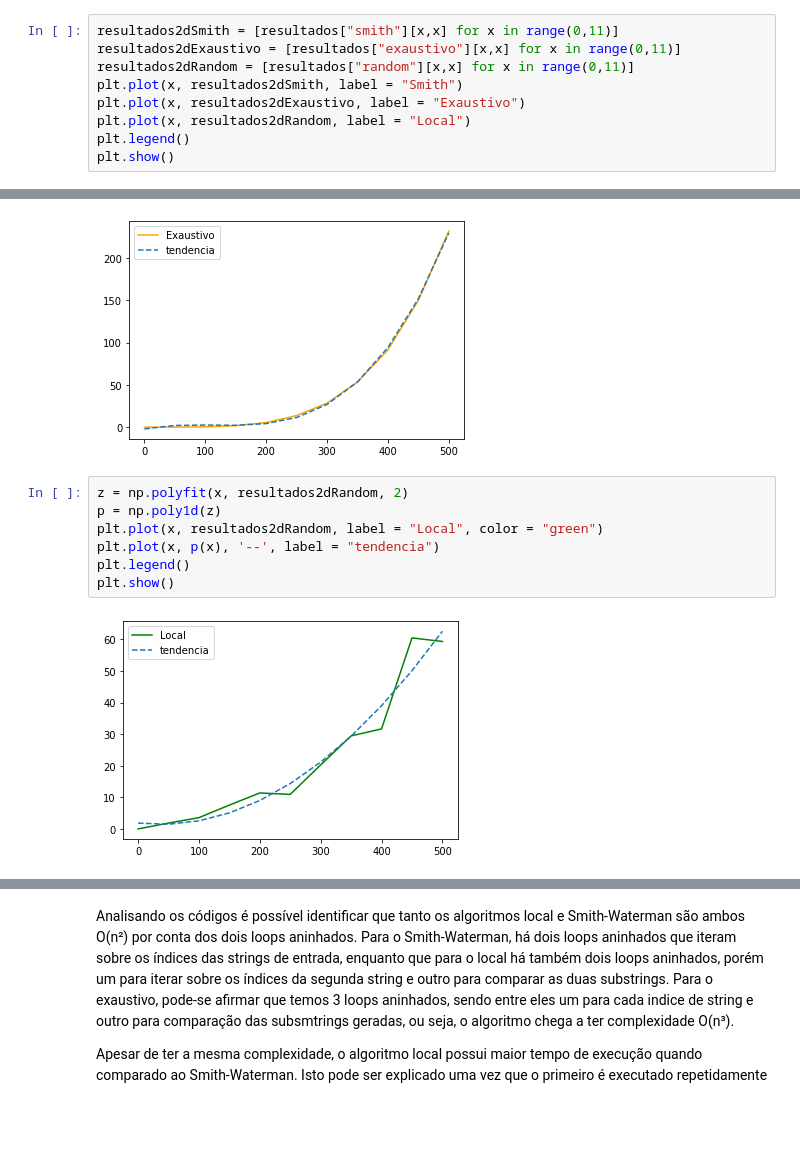
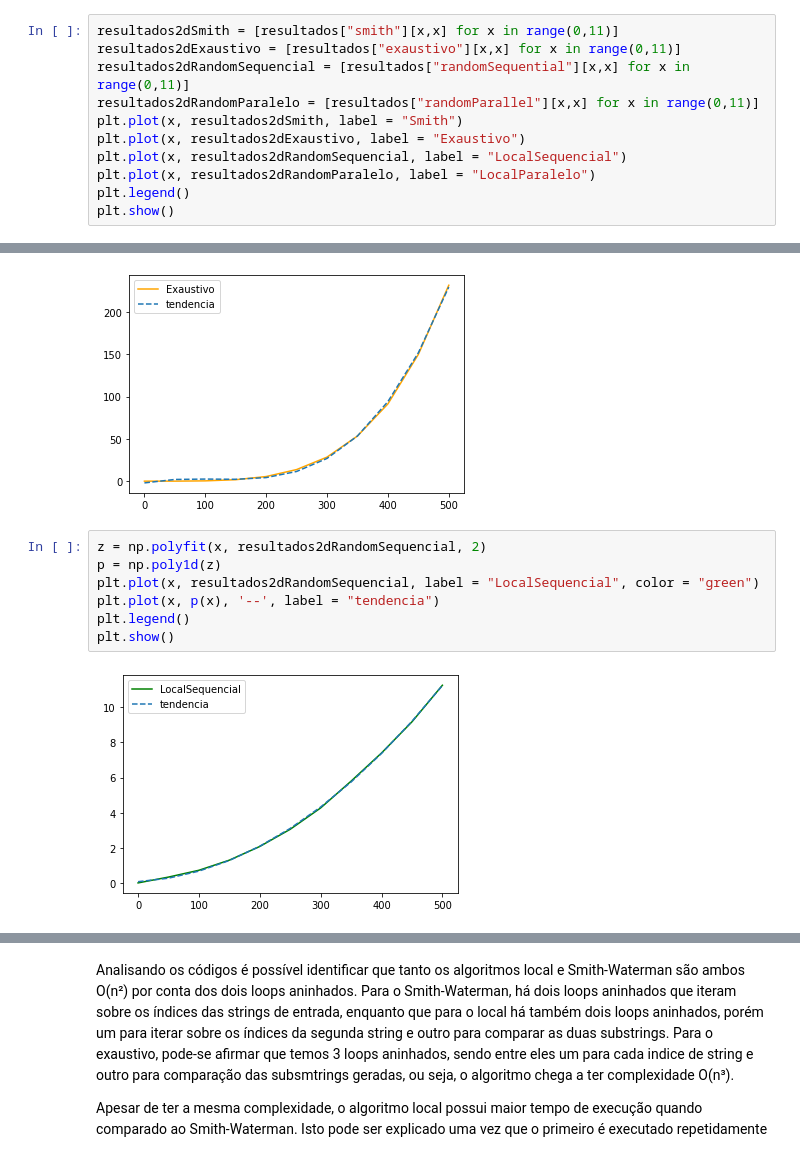
Before and after one commit to lucaskf1996/DnaAlignmentAlgorithmComparison, a Jupyter notebook: DnaAnalysis.ipynb, the cells around one changed output, grey strips where cells are left out. Saved outputs shown, nothing was run; the diff lists cells and outputs as text; blank space fills up the shorter version.

```diff
--- a/DnaAnalysis.ipynb
+++ b/DnaAnalysis.ipynb
@@ -243,10 +280,12 @@ Abaixo estão representadas os tempos de execução para entradas de de mesmo ta
 # %%
 resultados2dSmith = [resultados["smith"][x,x] for x in range(0,11)]
 resultados2dExaustivo = [resultados["exaustivo"][x,x] for x in range(0,11)]
-resultados2dRandom = [resultados["random"][x,x] for x in range(0,11)]
+resultados2dRandomSequencial = [resultados["randomSequential"][x,x] for x in range(0,11)]
+resultados2dRandomParalelo = [resultados["randomParallel"][x,x] for x in range(0,11)]
 plt.plot(x, resultados2dSmith, label = "Smith")
 plt.plot(x, resultados2dExaustivo, label = "Exaustivo")
-plt.plot(x, resultados2dRandom, label = "Local")
+plt.plot(x, resultados2dRandomSequencial, label = "LocalSequencial")
+plt.plot(x, resultados2dRandomParalelo, label = "LocalParalelo")
 plt.legend()
 plt.show()
 # %% [output]
@@ -270,11 +318,11 @@ plt.show()
 # %% [output]
 [figure]
 # %%
-z = np.polyfit(x, resultados2dRandom, 2)
+z = np.polyfit(x, resultados2dRandomSequencial, 2)
 p = np.poly1d(z)
-plt.plot(x, resultados2dRandom, label = "Local", color = "green")
+plt.plot(x, resultados2dRandomSequencial, label = "LocalSequencial", color = "green")
 plt.plot(x, p(x), '--', label = "tendencia")
 plt.legend()
 plt.show()
 # %% [output]
-[figure, old version]
+[figure, new version]
```
Also changed, not shown: parts of 10 cells of this notebook, 15 other files.
